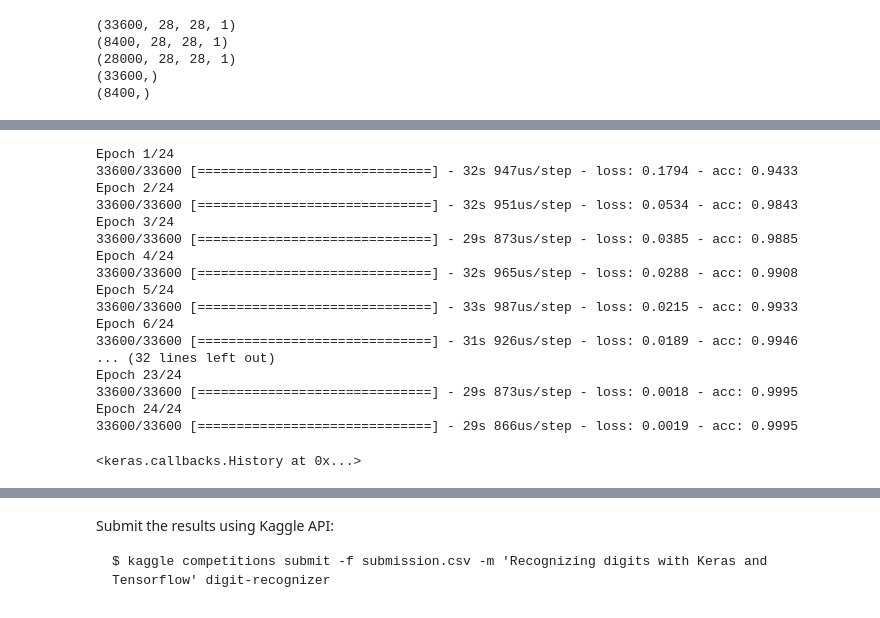
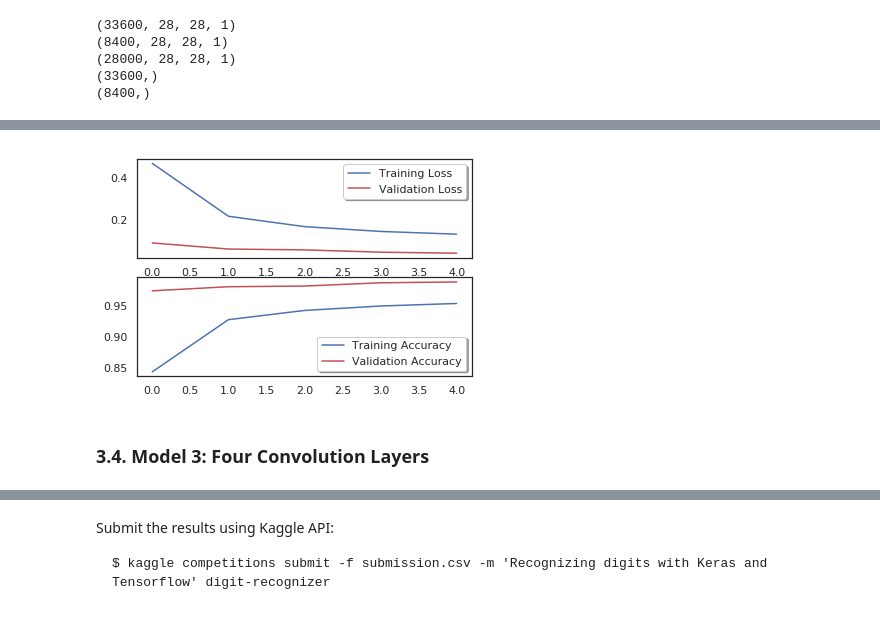
Before and after one commit to glauco/kaggle-digit-recognizer, a Jupyter notebook: digit-recognizer.ipynb, the cells around one changed output, grey strips where cells are left out. Cells and saved outputs as stored; diff of their text form; code cells hidden in the pictures.

```diff
--- a/digit-recognizer.ipynb
+++ b/digit-recognizer.ipynb
@@ -84,18 +189,23 @@ from keras.layers import Dense, Dropout, Flatten, Conv2D, MaxPooling2D
 # %%
-model = Sequential()
+model2 = Sequential()
 
-model.add(Conv2D(32, kernel_size=(5,5), activation='relu', input_shape=input_shape))
-model.add(MaxPooling2D(pool_size=(2,2)))
+model2.add(Conv2D(32, kernel_size=(5,5), activation='relu', input_shape=input_shape))
+model2.add(MaxPooling2D(pool_size=(2,2)))
 
-model.add(Conv2D(64, kernel_size=(5,5), activation='relu'))
-model.add(MaxPooling2D(pool_size=(2,2)))
+model2.add(Conv2D(64, kernel_size=(5,5), activation='relu'))
+model2.add(MaxPooling2D(pool_size=(2,2)))
 
-model.add(Flatten())
+model2.add(Flatten())
+model2.add(Dense(32, activation='relu'))
+model2.add(Dropout(0.5))
+model2.add(Dense(num_classes, activation='softmax'))
 
-model.add(Dense(1000, activation='relu'))
-model.add(Dropout(rate=0.5))
+model2.compile(loss=keras.losses.categorical_crossentropy,
+              optimizer=keras.optimizers.Adadelta(),
+              metrics=['accuracy'])
 
-model.add(Dense(1000, activation='relu'))
-model.add(Dropout(rate=0.5))
-
-model.add(Dense(num_classes, activation='softmax'))
+history = model2.fit(X_train, y_train,
+                     batch_size=batch_size,
+                     epochs=epochs,
+                     validation_data=(X_val, y_val),
+                     verbose=1)
@@ -104,21 +224,13 @@ model.compile(loss=keras.losses.categorical_crossentropy, optimizer=keras.optimi
-# %%
-model.fit(X_train, y_train, batch_size=batch_size, epochs=epochs, verbose=1)
-# %% [output]
-Epoch 1/24
-33600/33600 [==============================] - 32s 947us/step - loss: 0.1794 - acc: 0.9433
-Epoch 2/24
-33600/33600 [==============================] - 32s 951us/step - loss: 0.0534 - acc: 0.9843
-Epoch 3/24
-33600/33600 [==============================] - 29s 873us/step - loss: 0.0385 - acc: 0.9885
-Epoch 4/24
-33600/33600 [==============================] - 32s 965us/step - loss: 0.0288 - acc: 0.9908
-Epoch 5/24
-33600/33600 [==============================] - 33s 987us/step - loss: 0.0215 - acc: 0.9933
-Epoch 6/24
-33600/33600 [==============================] - 31s 926us/step - loss: 0.0189 - acc: 0.9946
-... (32 lines left out)
-Epoch 23/24
-33600/33600 [==============================] - 29s 873us/step - loss: 0.0018 - acc: 0.9995
-Epoch 24/24
-33600/33600 [==============================] - 29s 866us/step - loss: 0.0019 - acc: 0.9995
-<keras.callbacks.History at 0x...>
+# %%
+fig, ax = plt.subplots(2, 1)
+ax[0].plot(history.history['loss'], color='b', label='Training Loss')
+ax[0].plot(history.history['val_loss'], color='r', label='Validation Loss', axes=ax[0])
+legend = ax[0].legend(loc='best', shadow=True)
+
+ax[1].plot(history.history['acc'], color='b', label='Training Accuracy')
+ax[1].plot(history.history['val_acc'], color='r', label='Validation Accuracy')
+legend = ax[1].legend(loc='best', shadow=True)
+# %% [output]
+[figure, added]
+# %% [markdown]
+### 3.4. Model 3: Four Convolution Layers
```
Also changed, not shown: parts of 53 cells of this notebook.
